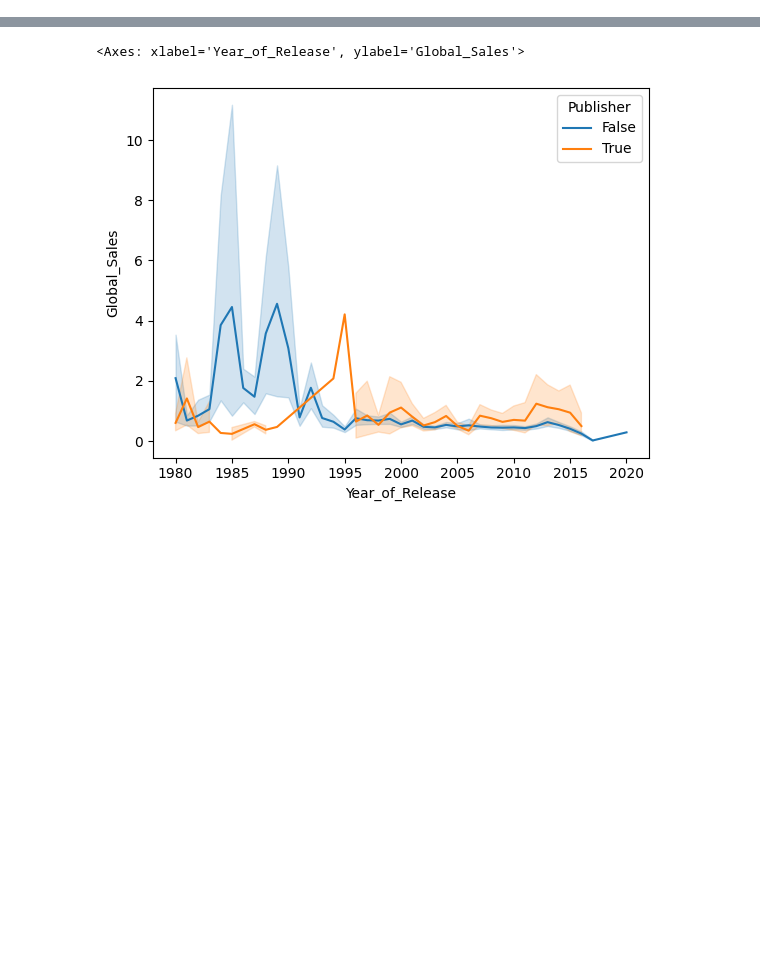
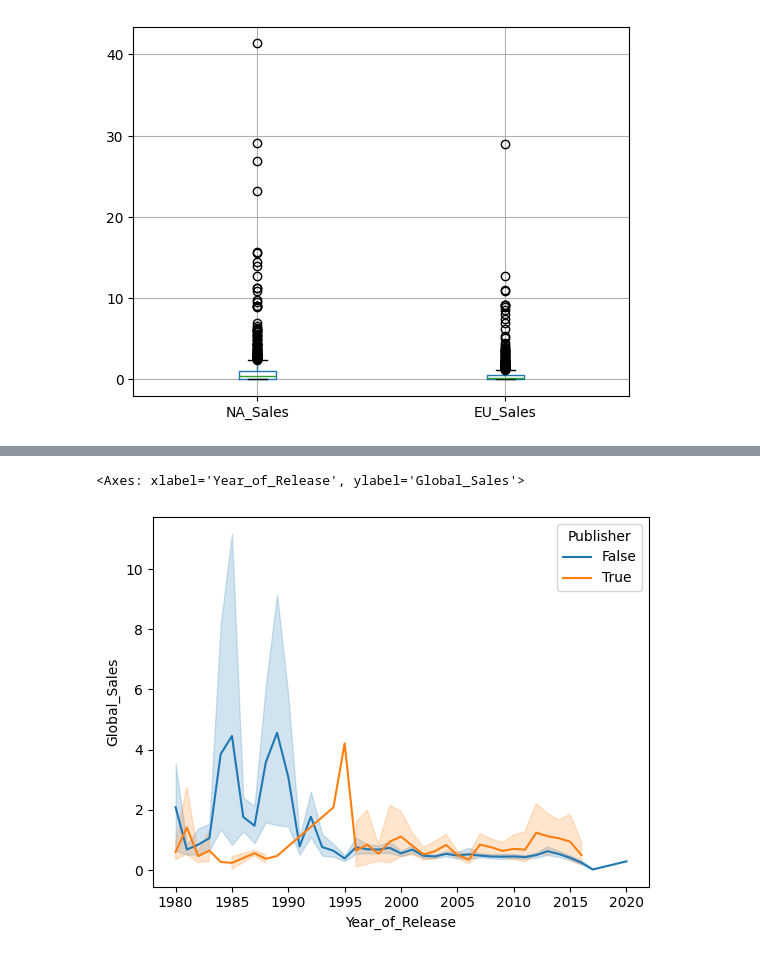
Before and after one commit to PedroMiguelCecato/ICD_Project, a Jupyter notebook: Presentatio.ipynb, the cells around one changed output, grey strips where cells are left out. Drawn from its saved outputs; the diff is of its cells as text; code cells hidden in the pictures; blank space fills up the shorter version.

```diff
--- a/Presentatio.ipynb
+++ b/Presentatio.ipynb
@@ -327,0 +376,3 @@ sns.lineplot(data=GSales_df, x = GSales_df["Year_of_Release"], y=GSales_df["Glob
+# %%
+NintendoSales_df = GSales_df.loc[GSales_df['Publisher'] == 'Nintendo']
+NintendoFinal_df = GFinal_df.loc[GFinal_df['Publisher'] == 'Nintendo']
@@ -327,0 +414,5 @@ sns.lineplot(data=GSales_df, x = GSales_df["Year_of_Release"], y=GSales_df["Glob
+# %%
+NintendoSales_df.boxplot(column=['NA_Sales', 'EU_Sales'])
+plt.show()
+# %% [output]
+[figure, added]
```
Also changed, not shown: parts of 76 cells of this notebook, 2 other files.
